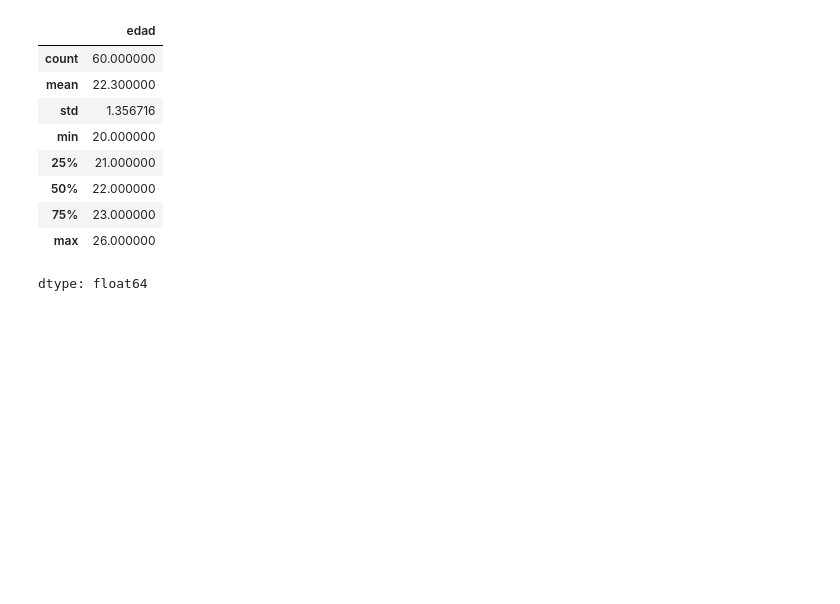
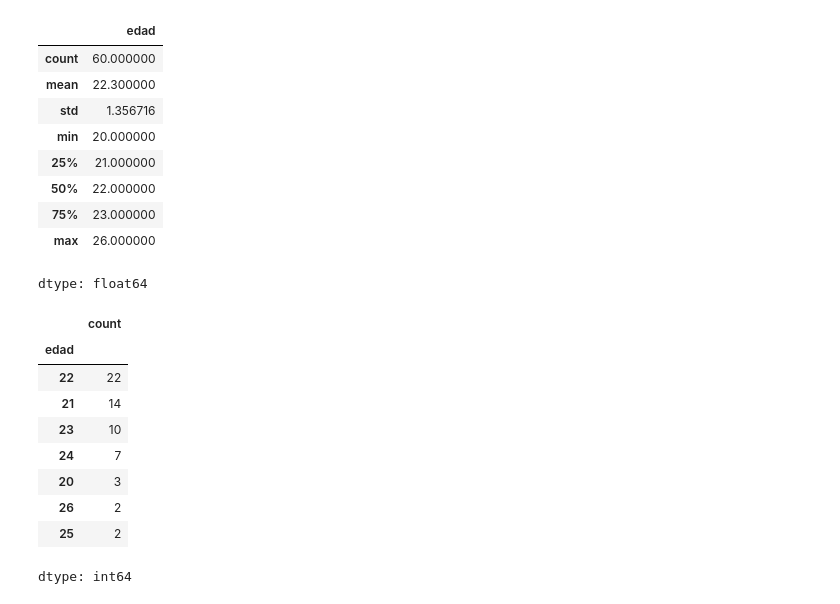
Before and after one commit to 173479/mineriaDeDatos, a Jupyter notebook: Mineria_De_Datos.ipynb, the cells around one changed output. Saved outputs shown, nothing was run; the diff lists cells and outputs as text; code cells hidden in the pictures; blank space fills up the shorter version.

```diff
--- a/Mineria_De_Datos.ipynb
+++ b/Mineria_De_Datos.ipynb
@@ -889,3 +889,17 @@ edad_df['edad'].describe()
 dtype: float64
 # %%
 #traer la frecuncia de cada edad, hacer que cada una sea un indice
+df_edad = edad_df['edad'].value_counts() #cuenta las veces en la que una edad aparece en la columna
+df_edad.index.name = 'edad'
+df_edad
+# %% [output]
+|  | count |
+| edad |  |
+| 22 | 22 |
+| 21 | 14 |
+| 23 | 10 |
+| 24 | 7 |
+| 20 | 3 |
+| 26 | 2 |
+| 25 | 2 |
+dtype: int64
```
Also changed, not shown: parts of 21 cells of this notebook.
